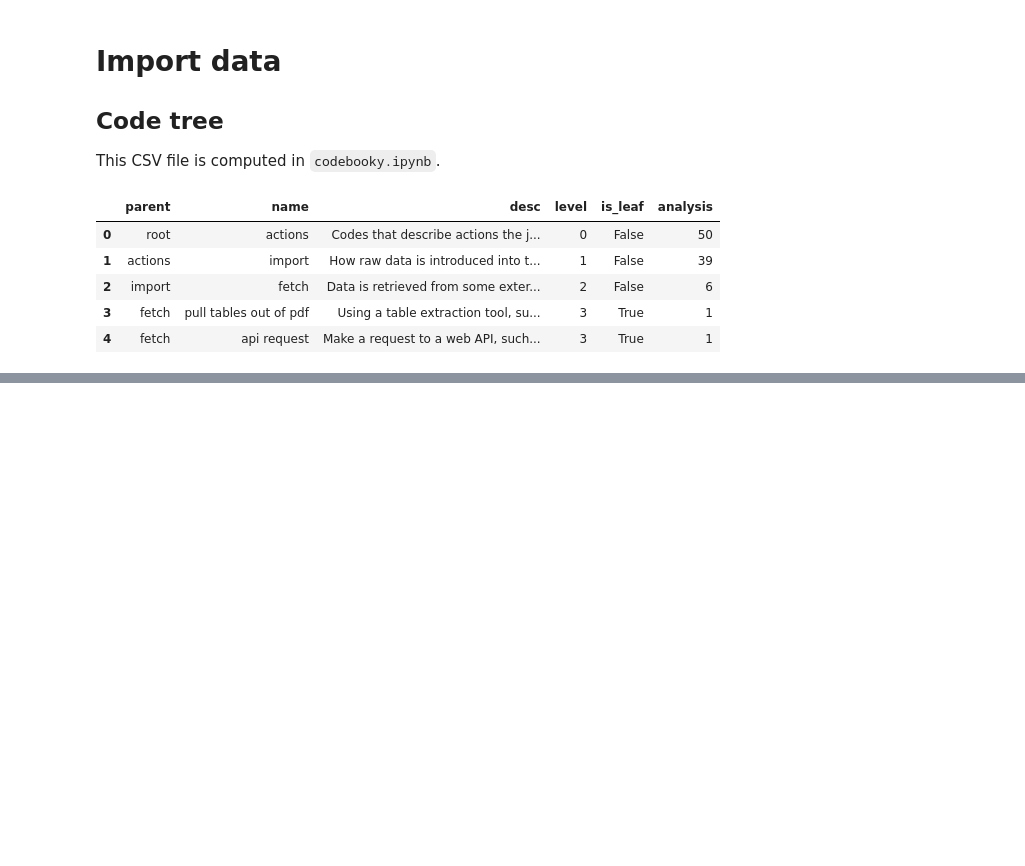
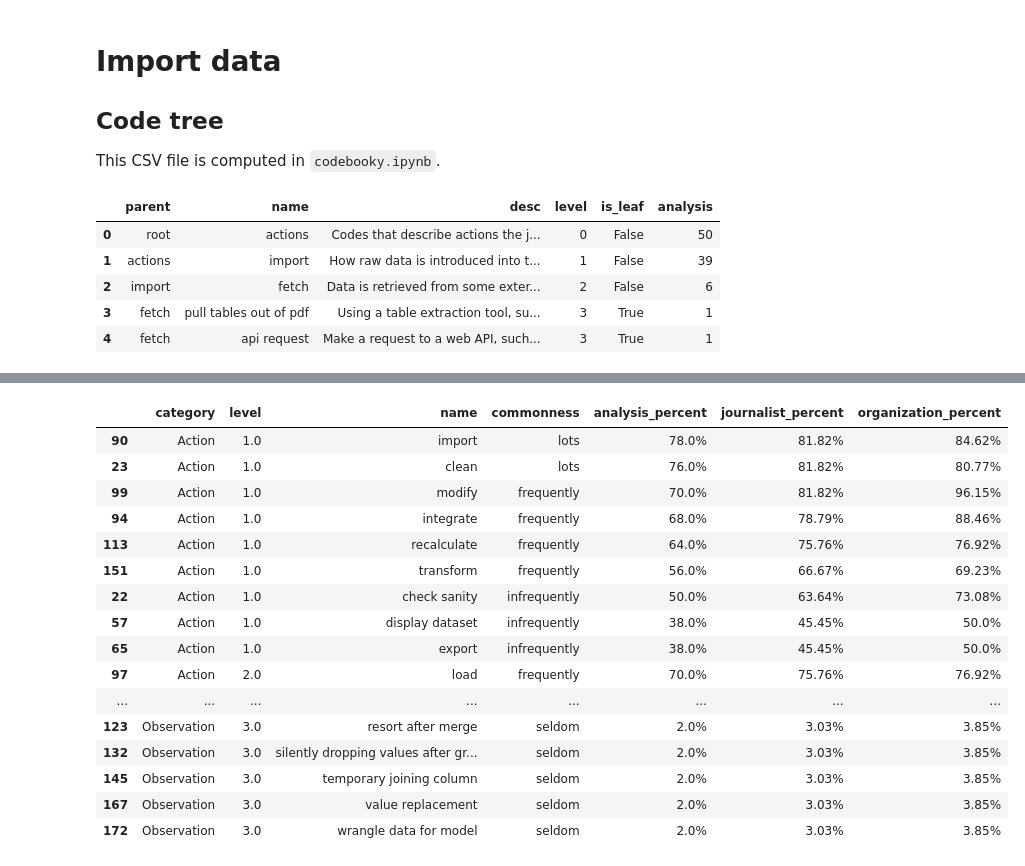
Before and after one commit to steve-kasica/table-scraps, a Jupyter notebook: analysis.ipynb, the cells around one changed output, grey strips where cells are left out. Drawn from its saved outputs; the diff is of its cells as text; code cells hidden in the pictures; blank space fills up the shorter version.

```diff
--- a/analysis.ipynb
+++ b/analysis.ipynb
@@ -290,0 +122,31 @@ rollupTable(False)
+# %%
+codeLevel = codeCounts[codeCounts.level > 0]
+
+codeLevel.loc[~codeLevel.is_actions, 'category'] = 'Observation'
+codeLevel.loc[codeLevel.is_actions, 'category'] = 'Action'
+
+codeLevel = codeLevel.sort_values(['category', 'level', 'commonness', 'analysis_percent'],
+                      ascending=[True, True, False, False])
+
+for col in ['analysis_percent', 'journalist_percent', 'organization_percent']:
+    codeLevel[col] = codeLevel[col].apply(str) + '%'
+
+codeLevel[['category', 'level', 'name', 'commonness' , 'analysis_percent', 'journalist_percent', 'organization_percent']]
+# %% [output]
+|  | category | level | name | commonness | analysis_percent | journalist_percent | organization_percent |
+| 90 | Action | 1.0 | import | lots | 78.0% | 81.82% | 84.62% |
+| 23 | Action | 1.0 | clean | lots | 76.0% | 81.82% | 80.77% |
+| 99 | Action | 1.0 | modify | frequently | 70.0% | 81.82% | 96.15% |
+| 94 | Action | 1.0 | integrate | frequently | 68.0% | 78.79% | 88.46% |
+| 113 | Action | 1.0 | recalculate | frequently | 64.0% | 75.76% | 76.92% |
+| 151 | Action | 1.0 | transform | frequently | 56.0% | 66.67% | 69.23% |
+| 22 | Action | 1.0 | check sanity | infrequently | 50.0% | 63.64% | 73.08% |
+| 57 | Action | 1.0 | display dataset | infrequently | 38.0% | 45.45% | 50.0% |
+| 65 | Action | 1.0 | export | infrequently | 38.0% | 45.45% | 50.0% |
+| 97 | Action | 2.0 | load | frequently | 70.0% | 75.76% | 76.92% |
+| ... | ... | ... | ... | ... | ... | ... | ... |
+| 123 | Observation | 3.0 | resort after merge | seldom | 2.0% | 3.03% | 3.85% |
+| 132 | Observation | 3.0 | silently dropping values after gr... | seldom | 2.0% | 3.03% | 3.85% |
+| 145 | Observation | 3.0 | temporary joining column | seldom | 2.0% | 3.03% | 3.85% |
+| 167 | Observation | 3.0 | value replacement | seldom | 2.0% | 3.03% | 3.85% |
+| 172 | Observation | 3.0 | wrangle data for model | seldom | 2.0% | 3.03% | 3.85% |
```
Also changed, not shown: parts of 16 cells of this notebook, 14 other files.
